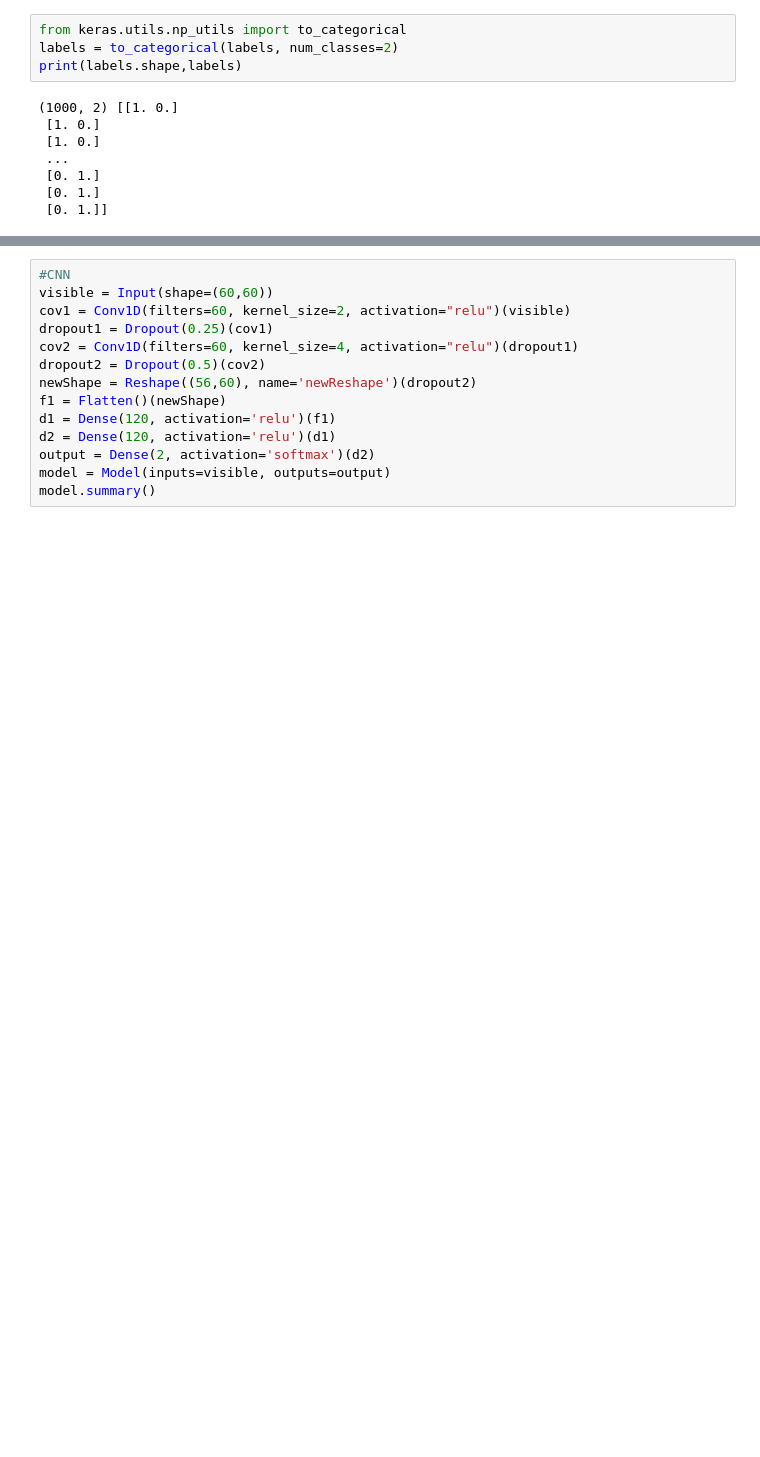
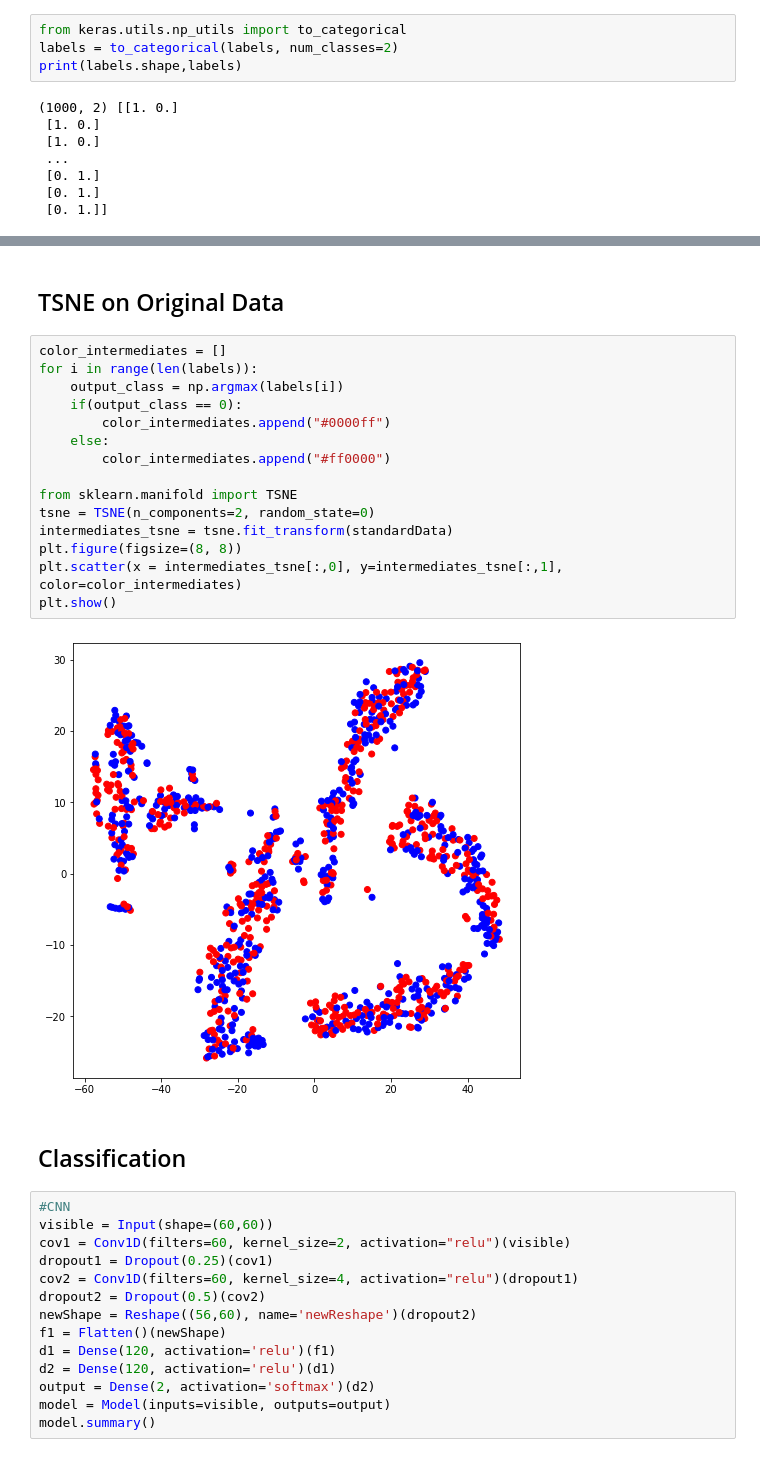
Before and after one commit to Syed-Osama-Hussain/Imagined-Speech-Prediction-from-EEG, a Jupyter notebook: Long_words_PCA_TSNE.ipynb, the cells around one changed output, grey strips where cells are left out. Cells and saved outputs as stored; diff of their text form; blank space fills up the shorter version.

Commit message:
Compare PCA and TSNE on original data

```diff
--- a/Long_words_PCA_TSNE.ipynb
+++ b/Long_words_PCA_TSNE.ipynb
@@ -84,3 +127,24 @@ print(pca.explained_variance_ratio_)
+# %% [markdown]
+## TSNE on Original Data
+# %%
+color_intermediates = []
+for i in range(len(labels)):
+    output_class = np.argmax(labels[i])
+    if(output_class == 0):
+        color_intermediates.append("#0000ff")
+    else:
+        color_intermediates.append("#ff0000")
+
+from sklearn.manifold import TSNE
+tsne = TSNE(n_components=2, random_state=0)
+intermediates_tsne = tsne.fit_transform(standardData)
+plt.figure(figsize=(8, 8))
+plt.scatter(x = intermediates_tsne[:,0], y=intermediates_tsne[:,1], color=color_intermediates)
+plt.show()
+# %% [output]
+[figure, added]
+# %% [markdown]
+## Classification
 # %%
 #CNN
 visible = Input(shape=(60,60))
```
Also changed, not shown: parts of 8 cells of this notebook.
